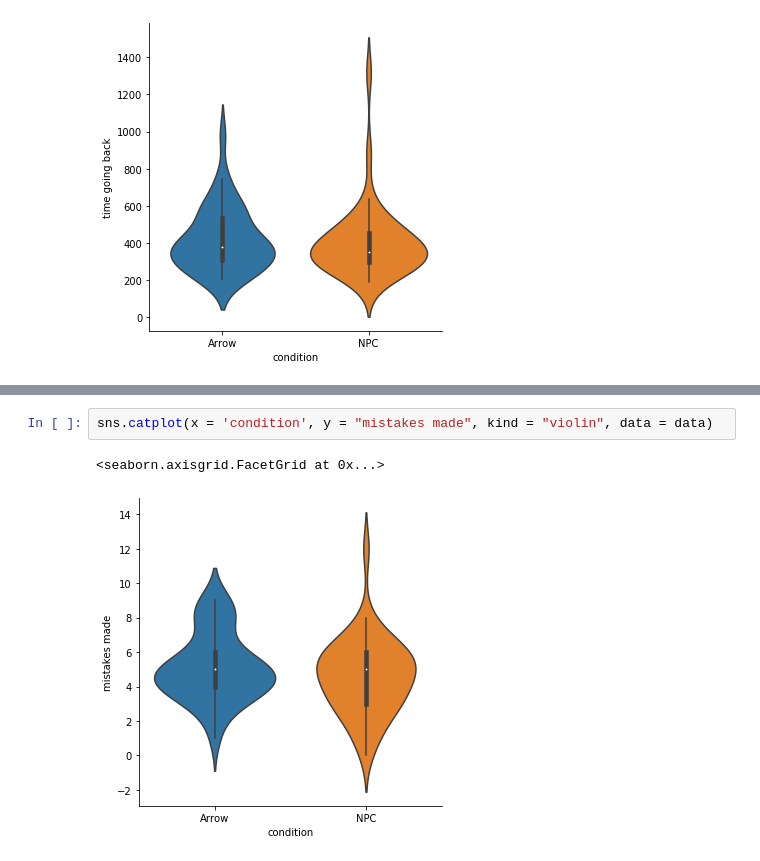
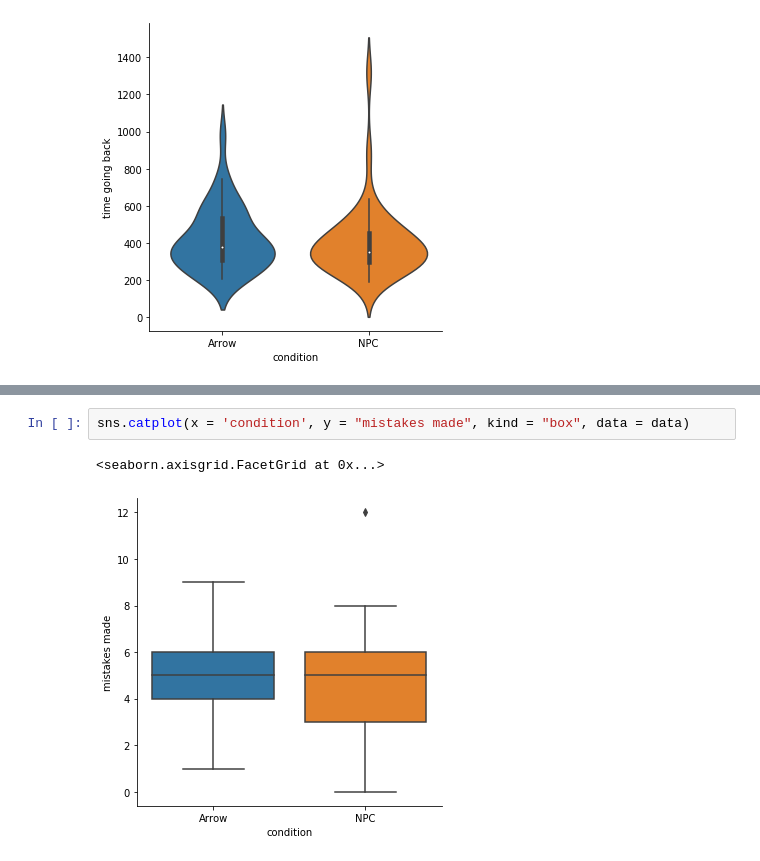
Before and after one commit to latedude2/P5-data-analysis, a Jupyter notebook: P5_result_analysis.ipynb, the cells around one changed output, grey strips where cells are left out. Saved outputs shown, nothing was run; the diff lists cells and outputs as text.

```diff
--- a/P5_result_analysis.ipynb
+++ b/P5_result_analysis.ipynb
@@ -559,5 +761,5 @@ sns.catplot(x = 'condition', y = "time going back", kind = "strip", data = data)
 # %%
-sns.catplot(x = 'condition', y = "mistakes made", kind = "violin", data = data)
+sns.catplot(x = 'condition', y = "mistakes made", kind = "box", data = data)
 # %% [output]
 <seaborn.axisgrid.FacetGrid at 0x...>
-[figure, old version]
+[figure, new version]
```
Also changed, not shown: parts of 62 cells of this notebook, 1 other file.
